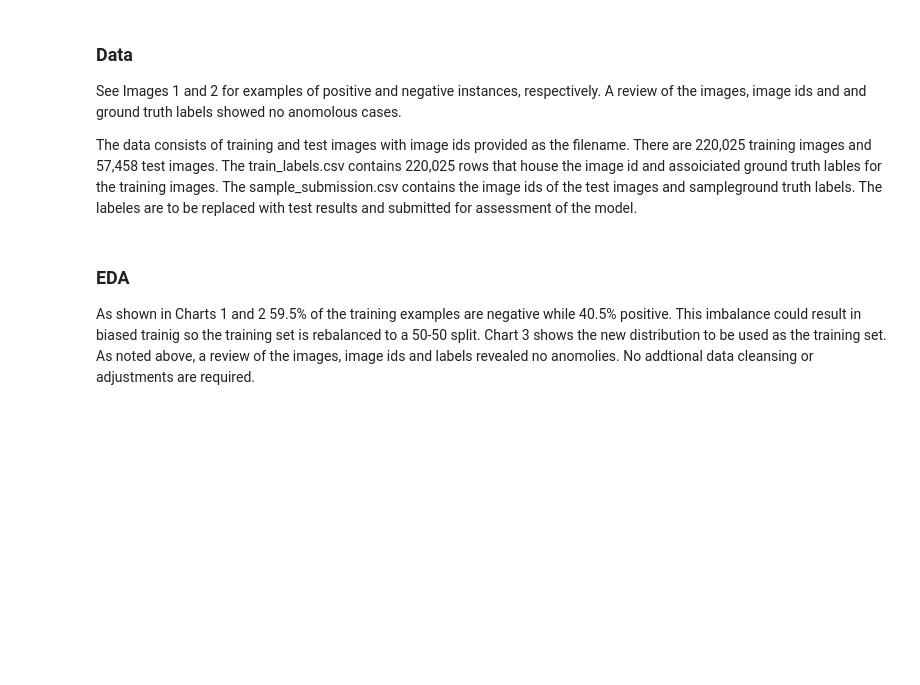
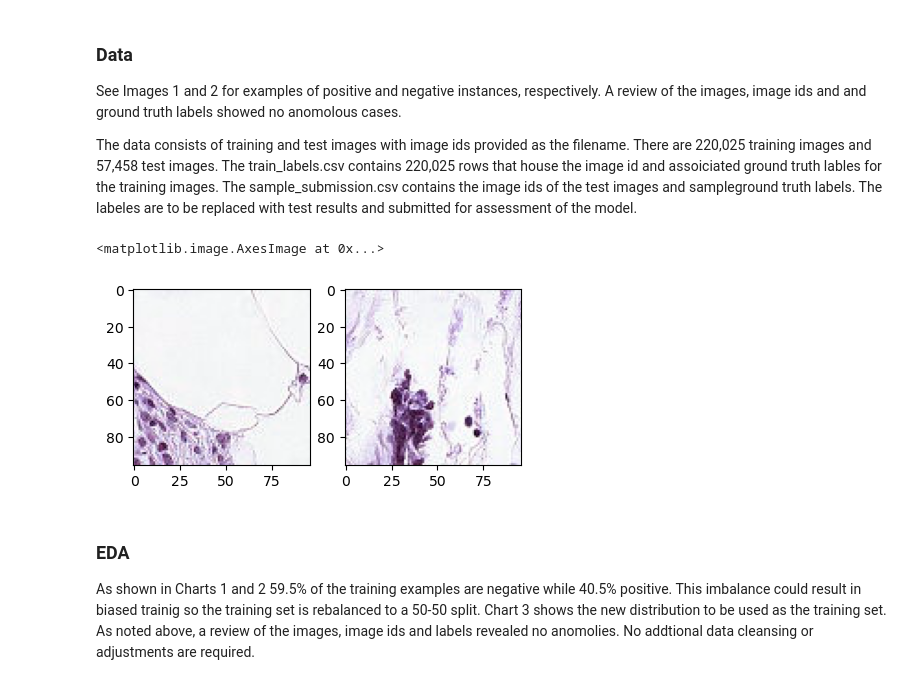
Before and after one commit to jmskeet/5511-Assignment-3, a Jupyter notebook: assignment3.ipynb, the cells around one changed output. Saved outputs shown, nothing was run; the diff lists cells and outputs as text; code cells hidden in the pictures; blank space fills up the shorter version.

```diff
--- a/assignment3.ipynb
+++ b/assignment3.ipynb
@@ -36,7 +42,8 @@ from tensorflow.keras import models
 # %%
 ## Import Data
-train_image_df = pd.read_csv("/train/train_labels.csv")
-test_image_df = pd.read_csv("/test/sample_submission.csv")
+train_image_df = pd.read_csv('train/train_labels.csv')
+#train_image_df = pd.read_csv('C:/Users/John.Stronks/Desktop/MSDS/DTSA 5511 Introduction to Deep Learning/Assignment 3/train/train_labels.csv')
+test_image_df = pd.read_csv("sample_submission.csv" )
 
 print(train_image_df.head(), '\n')
 print(train_image_df.info(), '\n')
@@ -51,9 +76,13 @@ The data consists of training and test images with image ids provided as the fil
 # %%
 #Display Sample Images
 
-fig, ax = plt.subplots(15, 4, figsize = (15, 15))
-ax[0,1].imshow(cv2.imread('/train/' + train_image_df[0]['id] + 'tif'))
-ax[1,1].imshow(cv2.imread(/train/ + train_image_df[1]['id] + 'tif'))
+fig, ax = plt.subplots(1, 2, figsize = (5, 5))
+
+ax[0].imshow(cv2.imread('train/' + train_image_df['id'][0] + '.tif'))
+ax[1].imshow(cv2.imread('train/' + train_image_df['id'][1] + '.tif'))
+# %% [output]
+<matplotlib.image.AxesImage at 0x...>
+[figure, added]
 # %% [markdown]
 ### EDA
 
```
Also changed, not shown: parts of 8 cells of this notebook.
